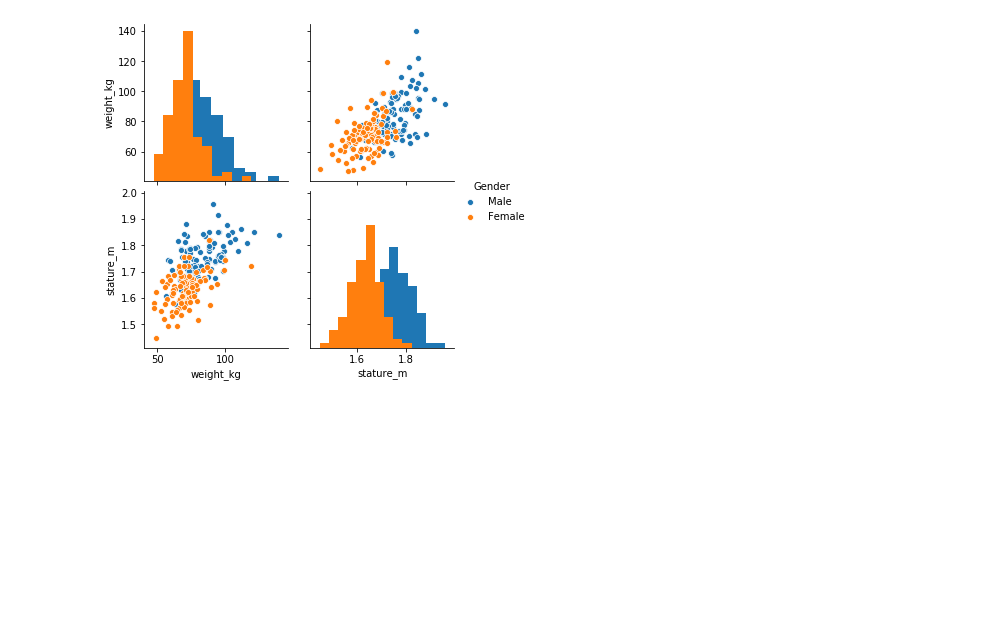
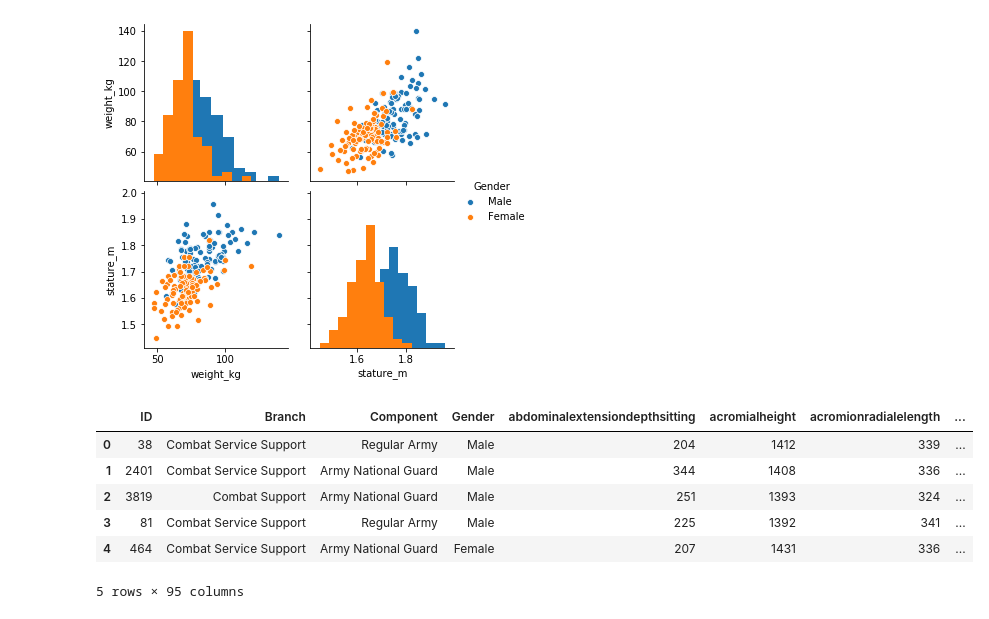
Before and after one commit to VictorCalderon/data-snippets, a Jupyter notebook: MachineLearning/DimensionReduction.ipynb, the cells around one changed output. Saved outputs shown, nothing was run; the diff lists cells and outputs as text; code cells hidden in the pictures; blank space fills up the shorter version.

```diff
--- a/MachineLearning/DimensionReduction.ipynb
+++ b/MachineLearning/DimensionReduction.ipynb
@@ -30,3 +34,15 @@ sns.pairplot(ansur, hue='Gender', diag_kind='hist')
 plt.show()
 # %% [output]
 [figure]
+# %%
+# High dimensional data import
+body_dims = pd.read_csv('~/DevSpace/Data-Snippets/MachineLearning/datasets/body_measurements.csv')
+body_dims.head()
+# %% [output]
+|  | ID | Branch | Component | Gender | abdominalextensiondepthsitting | acromialheight | acromionradialelength | ... |
+| 0 | 38 | Combat Service Support | Regular Army | Male | 204 | 1412 | 339 | ... |
+| 1 | 2401 | Combat Service Support | Army National Guard | Male | 344 | 1408 | 336 | ... |
+| 2 | 3819 | Combat Support | Army National Guard | Male | 251 | 1393 | 324 | ... |
+| 3 | 81 | Combat Service Support | Regular Army | Male | 225 | 1392 | 341 | ... |
+| 4 | 464 | Combat Service Support | Army National Guard | Female | 207 | 1431 | 336 | ... |
+5 rows × 95 columns
```
Also changed, not shown: parts of 2 cells of this notebook.
